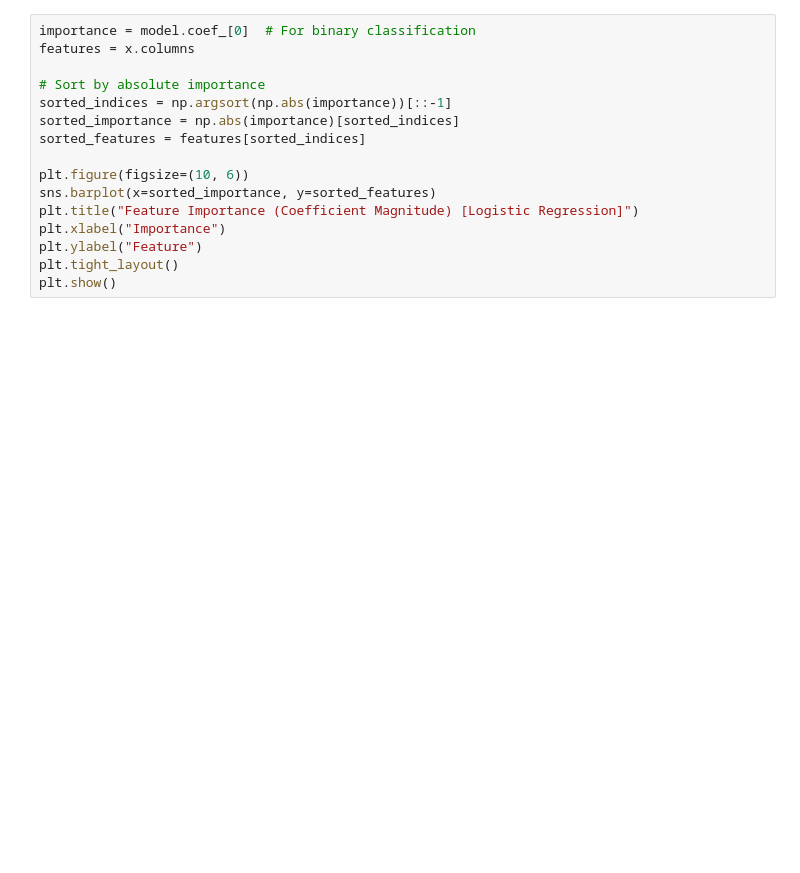
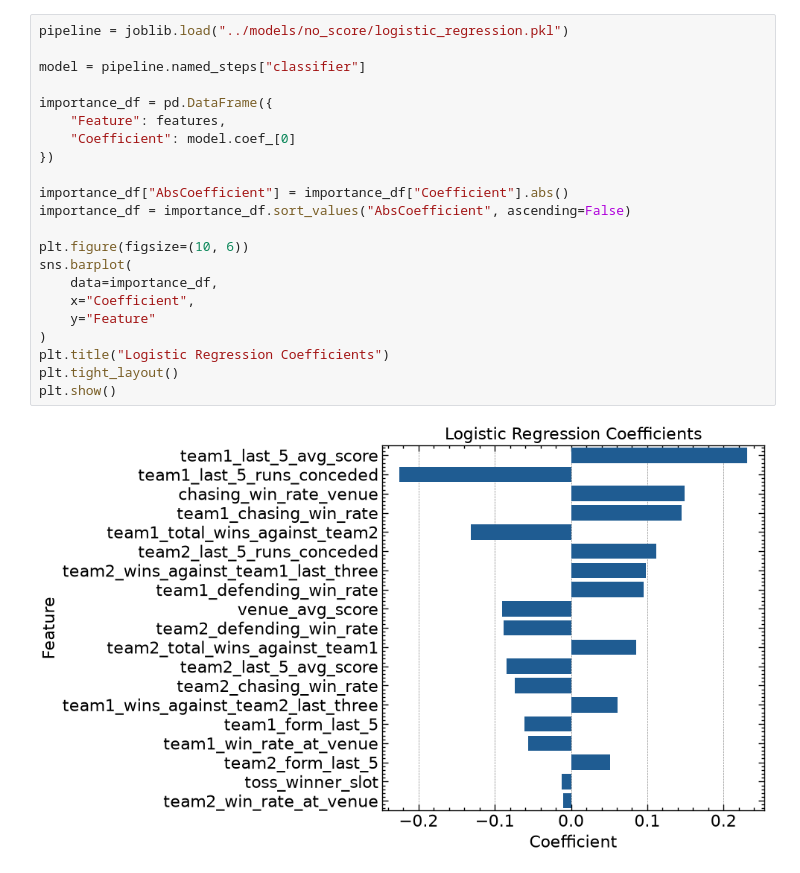
Before and after one commit to Karanveer-Tinna/ipl-cricket-prediction-model, a Jupyter notebook: notebooks/06_model_interpretation.ipynb, the cells around one changed output. Drawn from its saved outputs; the diff is of its cells as text; blank space fills up the shorter version.

```diff
--- a/notebooks/06_model_interpretation.ipynb
+++ b/notebooks/06_model_interpretation.ipynb
@@ -47,17 +95,25 @@ plt.show()
 # %%
-importance = model.coef_[0]  # For binary classification
-features = x.columns
+pipeline = joblib.load("../models/no_score/logistic_regression.pkl")
 
-# Sort by absolute importance
-sorted_indices = np.argsort(np.abs(importance))[::-1]
-sorted_importance = np.abs(importance)[sorted_indices]
-sorted_features = features[sorted_indices]
+model = pipeline.named_steps["classifier"]
+
+importance_df = pd.DataFrame({
+    "Feature": features,
+    "Coefficient": model.coef_[0]
+})
+
+importance_df["AbsCoefficient"] = importance_df["Coefficient"].abs()
+importance_df = importance_df.sort_values("AbsCoefficient", ascending=False)
 
 plt.figure(figsize=(10, 6))
-sns.barplot(x=sorted_importance, y=sorted_features)
-plt.title("Feature Importance (Coefficient Magnitude) [Logistic Regression]")
-plt.xlabel("Importance")
-plt.ylabel("Feature")
+sns.barplot(
+    data=importance_df,
+    x="Coefficient",
+    y="Feature"
+)
+plt.title("Logistic Regression Coefficients")
 plt.tight_layout()
 plt.show()
+# %% [output]
+[figure, added]
 # %%
```
Also changed, not shown: parts of 8 cells of this notebook, 8 other files.
